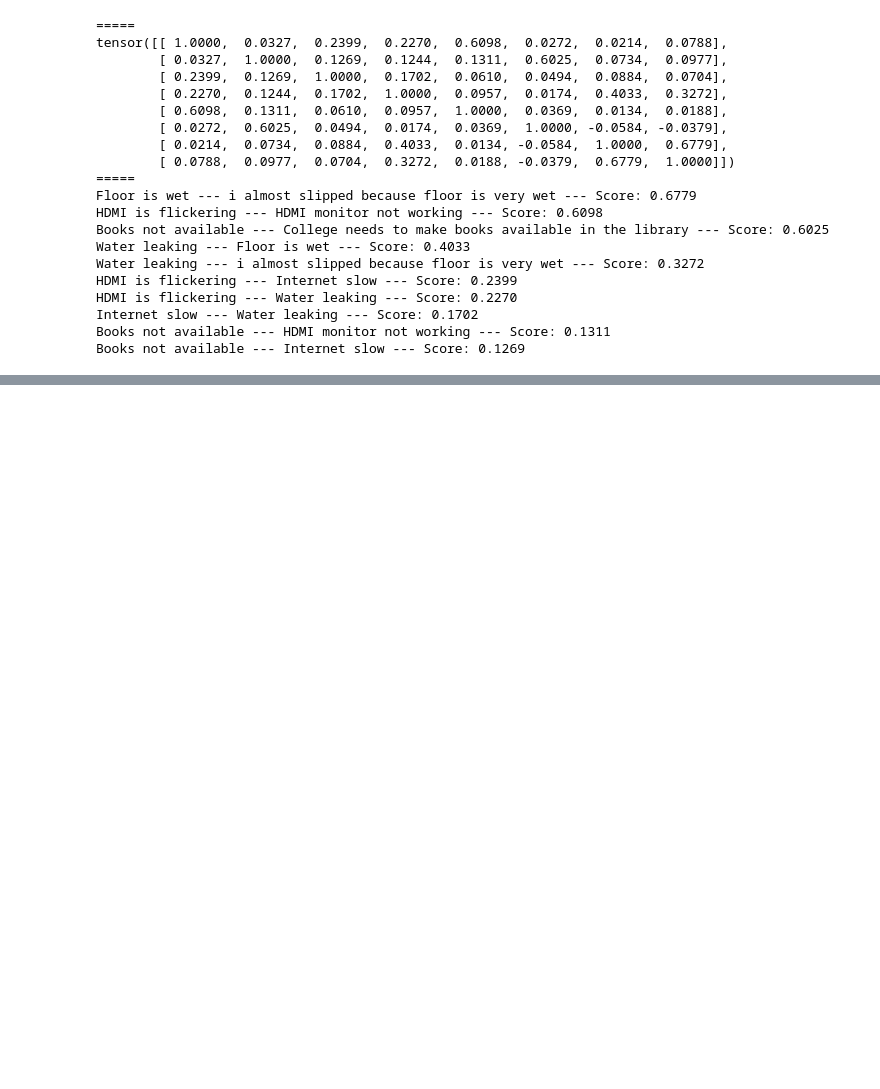
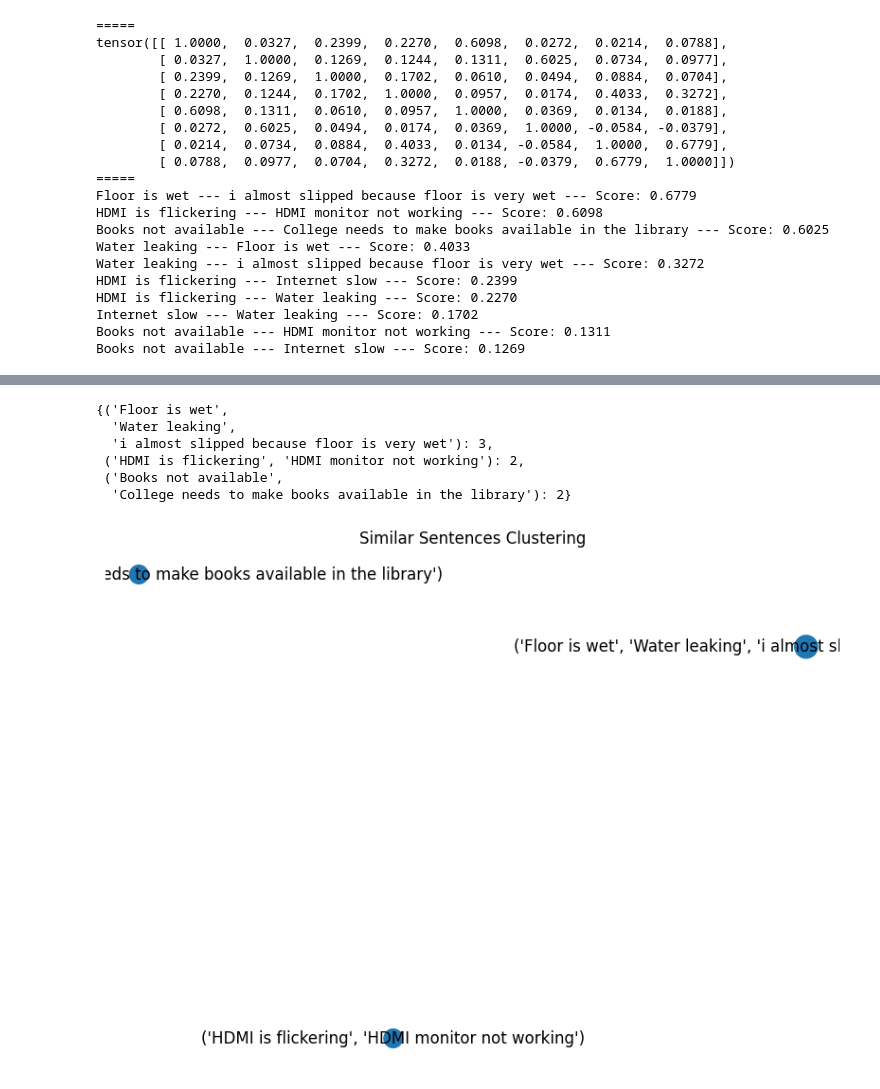
Before and after one commit to akashadhikari/sentence_similarity, a Jupyter notebook: sentence_similarity.ipynb, the cells around one changed output, grey strips where cells are left out. Drawn from its saved outputs; the diff is of its cells as text; code cells hidden in the pictures; blank space fills up the shorter version.

Commit message:
Add cluster counts

```diff
--- a/sentence_similarity.ipynb
+++ b/sentence_similarity.ipynb
@@ -107,0 +137,3 @@ plt.show()
+# %%
+most_similar_df = sentence_df[sentence_df.similarity > 0.3]
+most_similar_df
@@ -107,0 +165,51 @@ plt.show()
+# %%
+import networkx as nx
+
+# create a graph from the DataFrame
+graph = nx.Graph()
+for i, row in most_similar_df.iterrows():
+    graph.add_edge(row['sentence1'], row['sentence2'])
+
+# extract the clusters from the graph
+clusters = [cluster for cluster in nx.connected_components(graph)]
+
+# create a dictionary of cluster counts
+cluster_counts = {}
+for cluster in clusters:
+    cluster_counts[tuple(sorted(cluster))] = len(cluster)
+
+cluster_counts
+# %% [output]
+{('Floor is wet',
+  'Water leaking',
+  'i almost slipped because floor is very wet'): 3,
+ ('HDMI is flickering', 'HDMI monitor not working'): 2,
+ ('Books not available',
+  'College needs to make books available in the library'): 2}
+# %%
+import networkx as nx
+import matplotlib.pyplot as plt
+
+# Create a new graph
+G = nx.Graph()
+
+# Add nodes to the graph
+for cluster, count in cluster_counts.items():
+    G.add_node(cluster, size=count)
+
+# Set node positions using spring layout
+pos = nx.spring_layout(G)
+
+# Draw nodes with labels and sizes
+nx.draw_networkx_nodes(G, pos, node_size=[count*100 for count in cluster_counts.values()])
+nx.draw_networkx_labels(G, pos, font_size=12, font_family='sans-serif')
+
+# Draw edges (none in this case)
+nx.draw_networkx_edges(G, pos, edge_color='gray')
+
+# Set plot properties and show the graph
+plt.axis('off')
+plt.title('Similar Sentences Clustering')
+plt.show()
+# %% [output]
+[figure, added]
```
Also changed, not shown: parts of 12 cells of this notebook, 1 other file.
